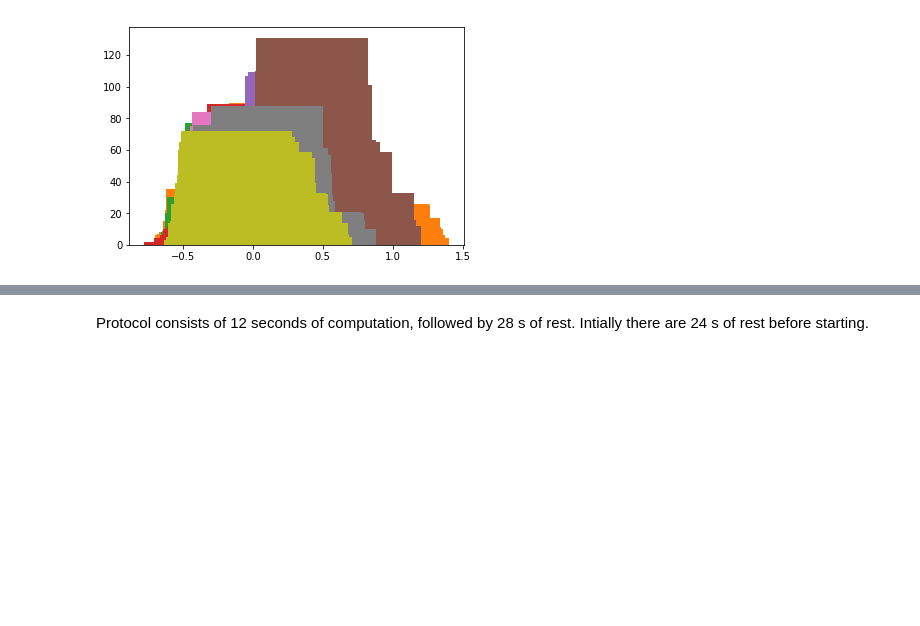
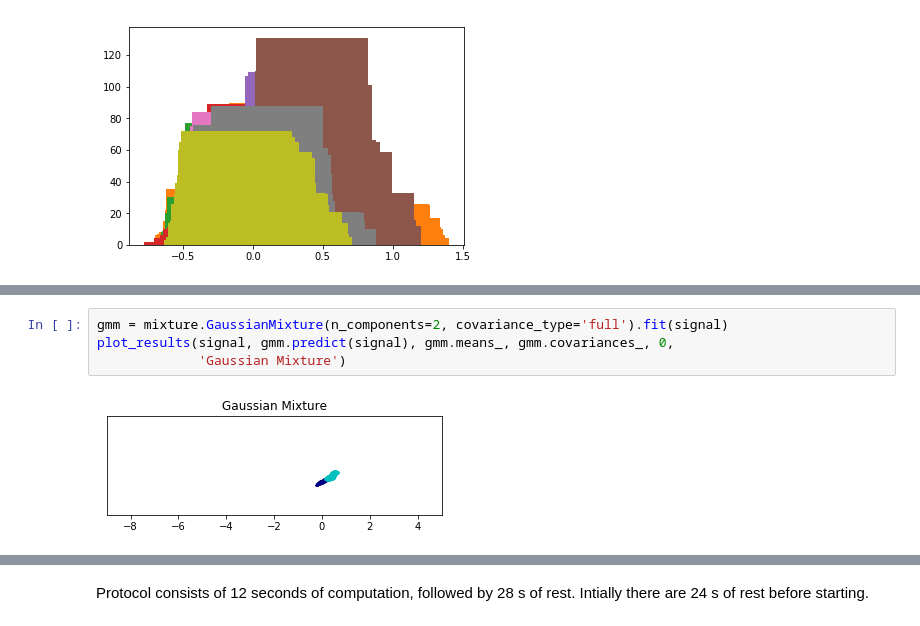
Before and after one commit to g-torr/data-driven, a Jupyter notebook: oxy.ipynb, the cells around one changed output, grey strips where cells are left out. Saved outputs shown, nothing was run; the diff lists cells and outputs as text; blank space fills up the shorter version.

```diff
--- a/oxy.ipynb
+++ b/oxy.ipynb
@@ -111,0 +148,6 @@ hist(signal[:,0],bins=500)
+# %%
+gmm = mixture.GaussianMixture(n_components=2, covariance_type='full').fit(signal)
+plot_results(signal, gmm.predict(signal), gmm.means_, gmm.covariances_, 0,
+             'Gaussian Mixture')
+# %% [output]
+[figure, added]
```
Also changed, not shown: parts of 8 cells of this notebook, 1 other file.
